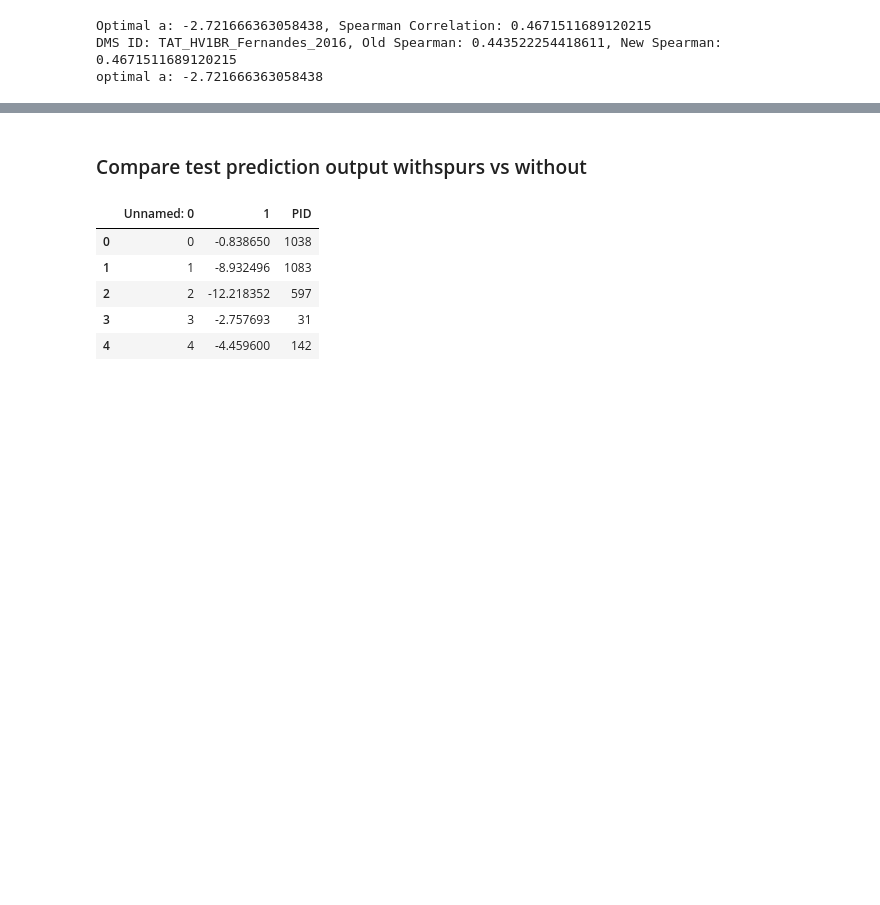
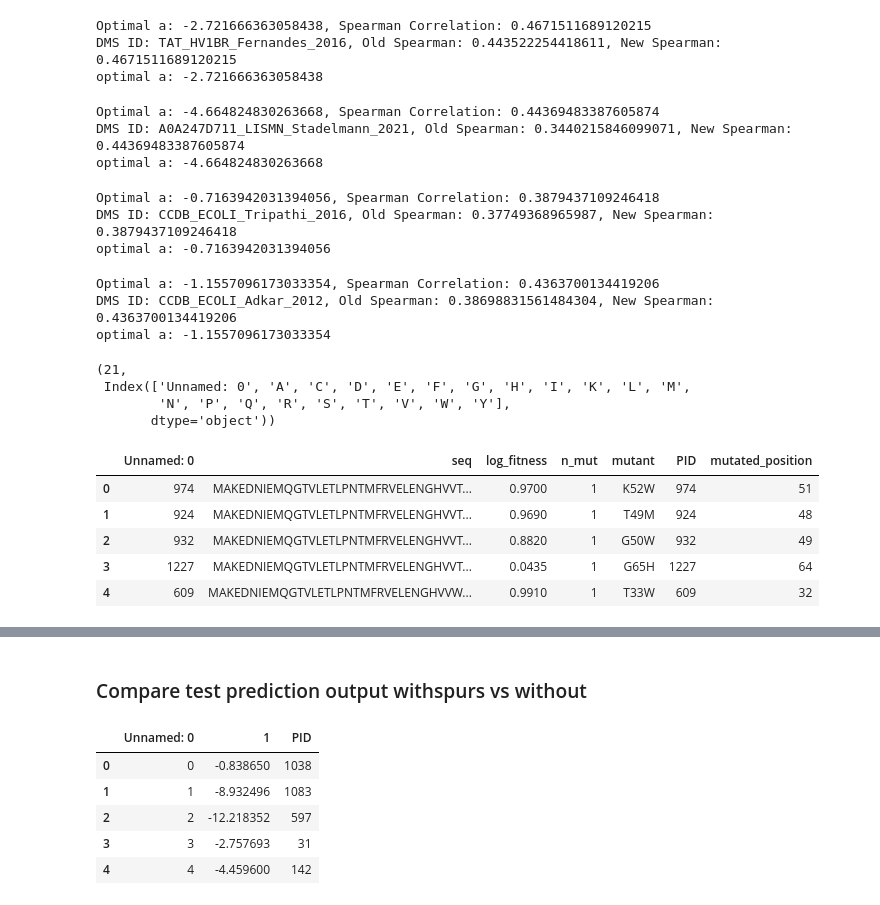
Before and after one commit to Sqingshannon/Fine-tune_plm, a Jupyter notebook: temp.ipynb, the cells around one changed output, grey strips where cells are left out. Cells and saved outputs as stored; diff of their text form; code cells hidden in the pictures; blank space fills up the shorter version.

```diff
--- a/temp.ipynb
+++ b/temp.ipynb
@@ -248,3 +251,50 @@ get_a_n_spearman("TAT_HV1BR_Fernandes_2016")
 Optimal a: -2.721666363058438, Spearman Correlation: 0.4671511689120215
 DMS ID: TAT_HV1BR_Fernandes_2016, Old Spearman: 0.443522254418611, New Spearman: 0.4671511689120215
 optimal a: -2.721666363058438
+# %%
+get_a_n_spearman("A0A247D711_LISMN_Stadelmann_2021")
+# %% [output]
+Optimal a: -4.664824830263668, Spearman Correlation: 0.44369483387605874
+DMS ID: A0A247D711_LISMN_Stadelmann_2021, Old Spearman: 0.3440215846099071, New Spearman: 0.44369483387605874
+optimal a: -4.664824830263668
+# %%
+get_a_n_spearman("CCDB_ECOLI_Tripathi_2016")
+# %% [output]
+Optimal a: -0.7163942031394056, Spearman Correlation: 0.3879437109246418
+DMS ID: CCDB_ECOLI_Tripathi_2016, Old Spearman: 0.37749368965987, New Spearman: 0.3879437109246418
+optimal a: -0.7163942031394056
+# %%
+get_a_n_spearman("CCDB_ECOLI_Adkar_2012")
+# %% [output]
+Optimal a: -1.1557096173033354, Spearman Correlation: 0.4363700134419206
+DMS ID: CCDB_ECOLI_Adkar_2012, Old Spearman: 0.38698831561484304, New Spearman: 0.4363700134419206
+optimal a: -1.1557096173033354
+# %%
+len(spurs_pred.columns), spurs_pred.columns
+# %% [output]
+(21,
+ Index(['Unnamed: 0', 'A', 'C', 'D', 'E', 'F', 'G', 'H', 'I', 'K', 'L', 'M',
+        'N', 'P', 'Q', 'R', 'S', 'T', 'V', 'W', 'Y'],
+       dtype='object'))
+# %%
+dataset = "IF1_ECOLI_Kelsic_2016"
+
+train_csv = pd.DataFrame(None)
+test_csv = pd.read_csv(f'data/{dataset}/test.csv')
+val_csv = None
+
+for i in range(1, 6):
+    temp_csv = pd.read_csv(f'data/{dataset}/train_{i}.csv')
+    if i == 0:
+        val_csv = temp_csv
+    else:
+        train_csv = pd.concat([train_csv, temp_csv], axis=0)
+# %%
+train_csv.head()
+# %% [output]
+|  | Unnamed: 0 | seq | log_fitness | n_mut | mutant | PID | mutated_position |
+| 0 | 974 | MAKEDNIEMQGTVLETLPNTMFRVELENGHVVT... | 0.9700 | 1 | K52W | 974 | 51 |
+| 1 | 924 | MAKEDNIEMQGTVLETLPNTMFRVELENGHVVT... | 0.9690 | 1 | T49M | 924 | 48 |
+| 2 | 932 | MAKEDNIEMQGTVLETLPNTMFRVELENGHVVT... | 0.8820 | 1 | G50W | 932 | 49 |
+| 3 | 1227 | MAKEDNIEMQGTVLETLPNTMFRVELENGHVVT... | 0.0435 | 1 | G65H | 1227 | 64 |
+| 4 | 609 | MAKEDNIEMQGTVLETLPNTMFRVELENGHVVW... | 0.9910 | 1 | T33W | 609 | 32 |
```
Also changed, not shown: parts of 27 cells of this notebook, 33 other files.
